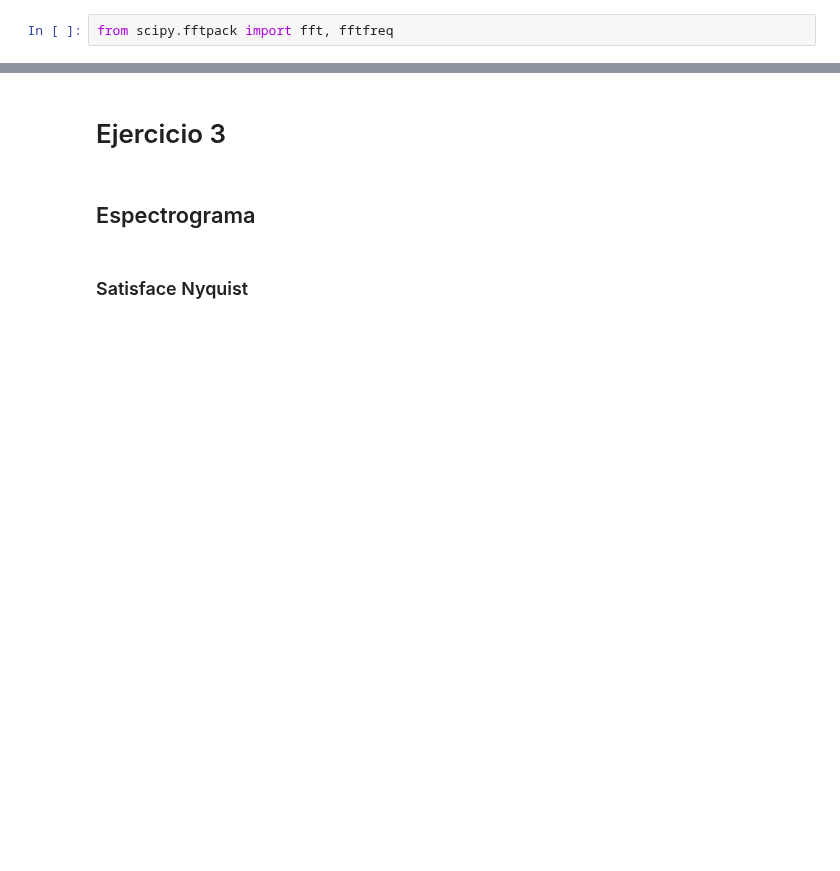
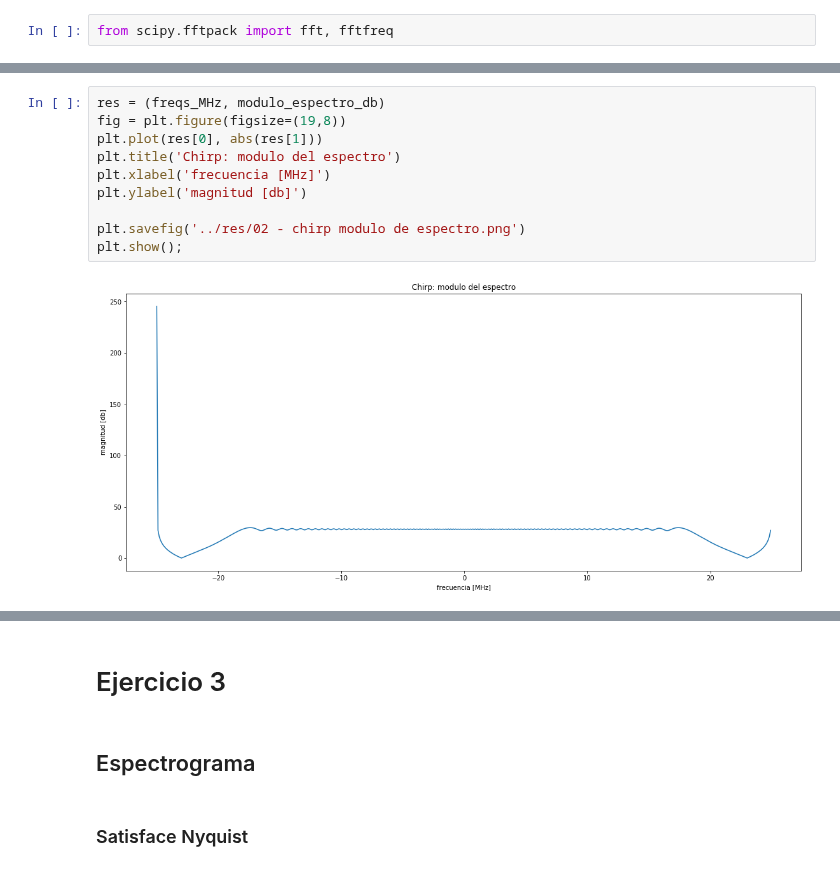
Before and after one commit to rozanecm/6674_tpFinal, a Jupyter notebook: notebooks/Ejercicios.ipynb, the cells around one changed output, grey strips where cells are left out. Saved outputs shown, nothing was run; the diff lists cells and outputs as text; blank space fills up the shorter version.

```diff
--- a/notebooks/Ejercicios.ipynb
+++ b/notebooks/Ejercicios.ipynb
@@ -216,0 +245,12 @@ plt.show();
+# %%
+res = (freqs_MHz, modulo_espectro_db)
+fig = plt.figure(figsize=(19,8))
+plt.plot(res[0], abs(res[1]))
+plt.title('Chirp: modulo del espectro')
+plt.xlabel('frecuencia [MHz]')
+plt.ylabel('magnitud [db]')
+
+plt.savefig('../res/02 - chirp modulo de espectro.png')
+plt.show();
+# %% [output]
+[figure, added]
```
Also changed, not shown: parts of 23 cells of this notebook, 6 other files.
